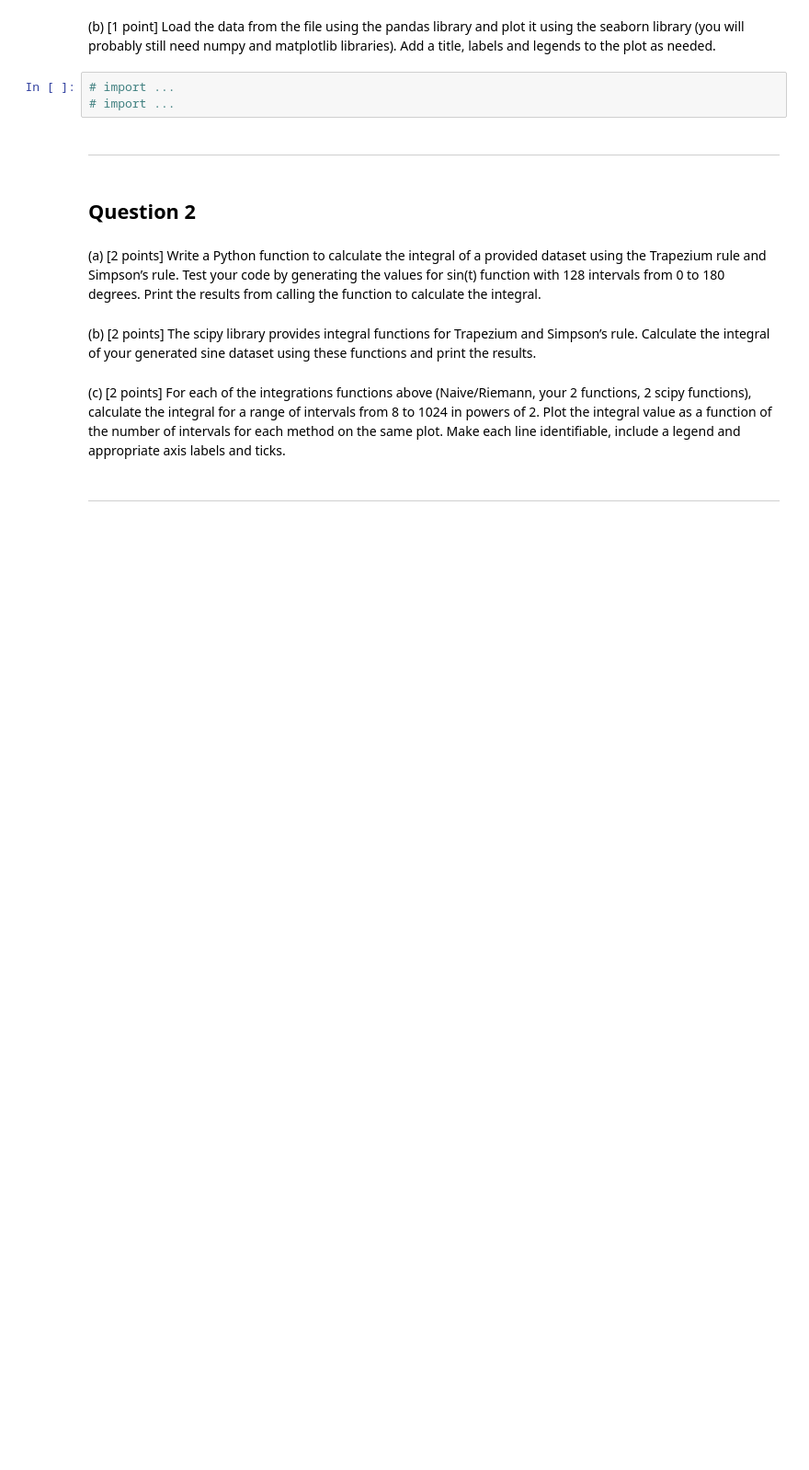
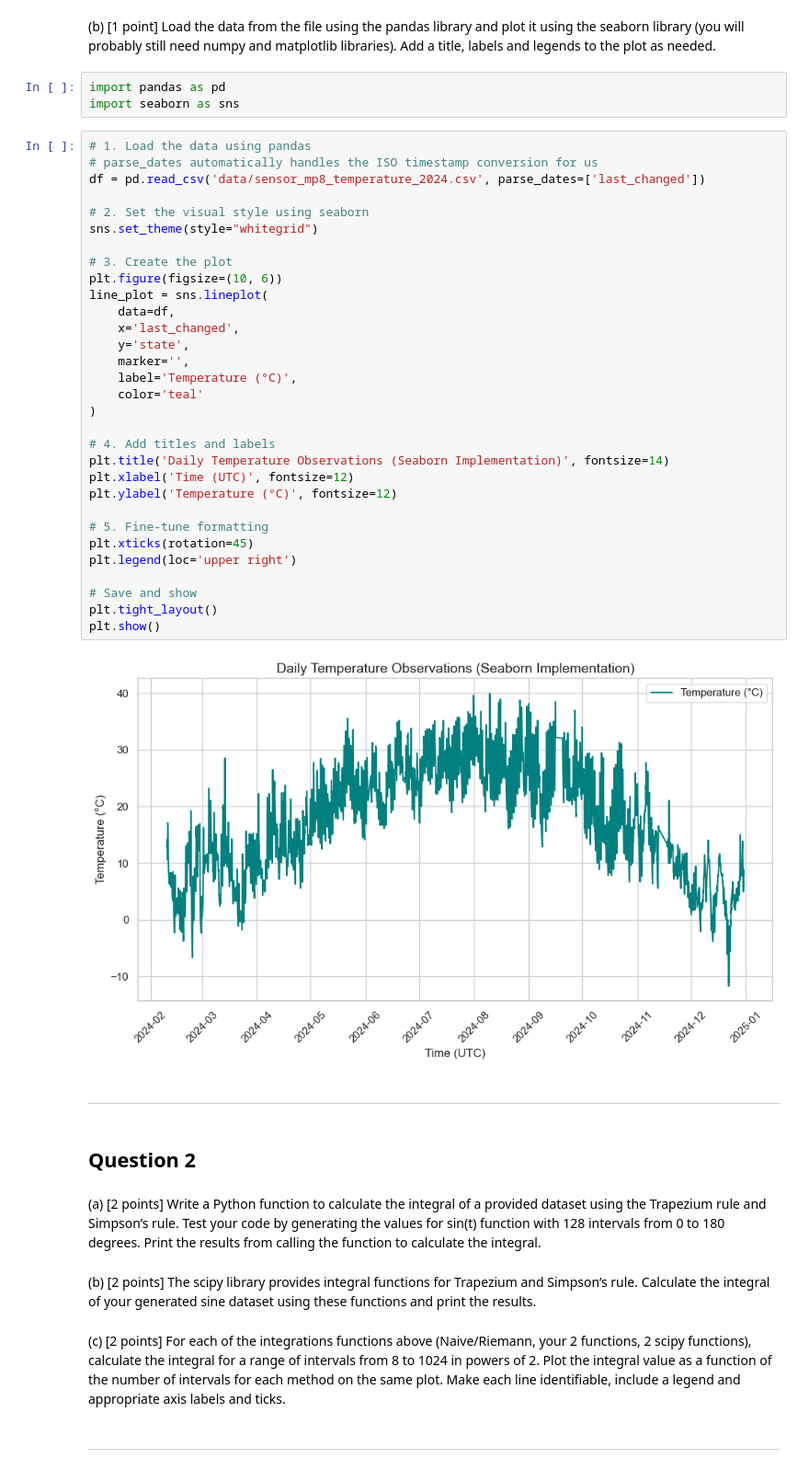
Before and after one commit to 21chengjk1/PHY408Labs, a Jupyter notebook: Lab1/Jack_Cheng_Lab1.ipynb, the cells around one changed output. Shown at 92% size. Drawn from its saved outputs; the diff is of its cells as text; blank space fills up the shorter version.

```diff
--- a/Lab1/Jack_Cheng_Lab1.ipynb
+++ b/Lab1/Jack_Cheng_Lab1.ipynb
@@ -20,8 +51,41 @@ import matplotlib.pyplot as plt
 # %% [markdown]
 (b) [1 point] Load the data from the file using the pandas library and plot it using the seaborn library (you will probably still need numpy and matplotlib libraries). Add a title, labels and legends to the plot as needed.
 # %%
-# import ...
-# import ...
+import pandas as pd
+import seaborn as sns
+# %%
+# 1. Load the data using pandas
+# parse_dates automatically handles the ISO timestamp conversion for us
+df = pd.read_csv('data/sensor_mp8_temperature_2024.csv', parse_dates=['last_changed'])
+
+# 2. Set the visual style using seaborn
+sns.set_theme(style="whitegrid")
+
+# 3. Create the plot
+plt.figure(figsize=(10, 6))
+line_plot = sns.lineplot(
+    data=df,
+    x='last_changed',
+    y='state',
+    marker='',
+    label='Temperature (°C)',
+    color='teal'
+)
+
+# 4. Add titles and labels
+plt.title('Daily Temperature Observations (Seaborn Implementation)', fontsize=14)
+plt.xlabel('Time (UTC)', fontsize=12)
+plt.ylabel('Temperature (°C)', fontsize=12)
+
+# 5. Fine-tune formatting
+plt.xticks(rotation=45)
+plt.legend(loc='upper right')
+
+# Save and show
+plt.tight_layout()
+plt.show()
+# %% [output]
+[figure, added]
 # %% [markdown]
 ***
 # %% [markdown]
```
Also changed, not shown: parts of 2 cells of this notebook.
